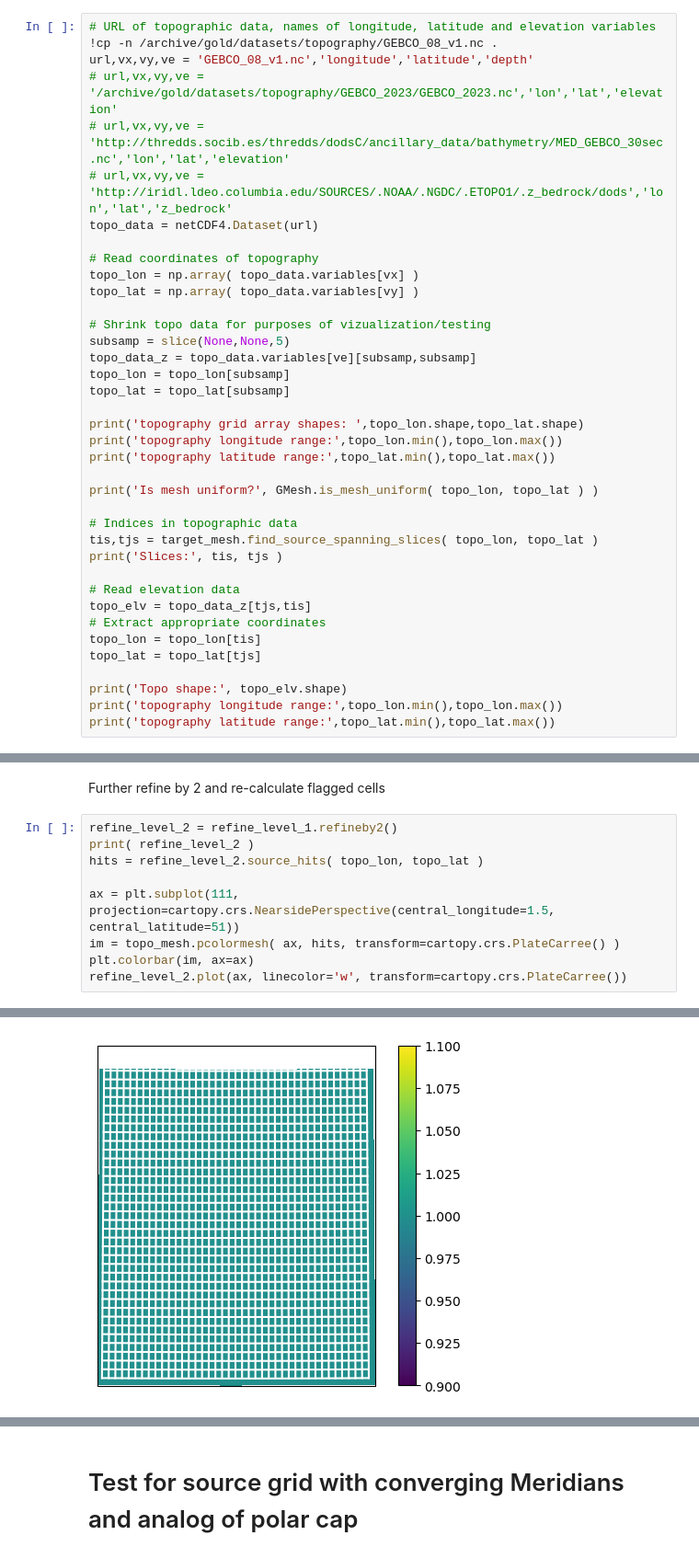
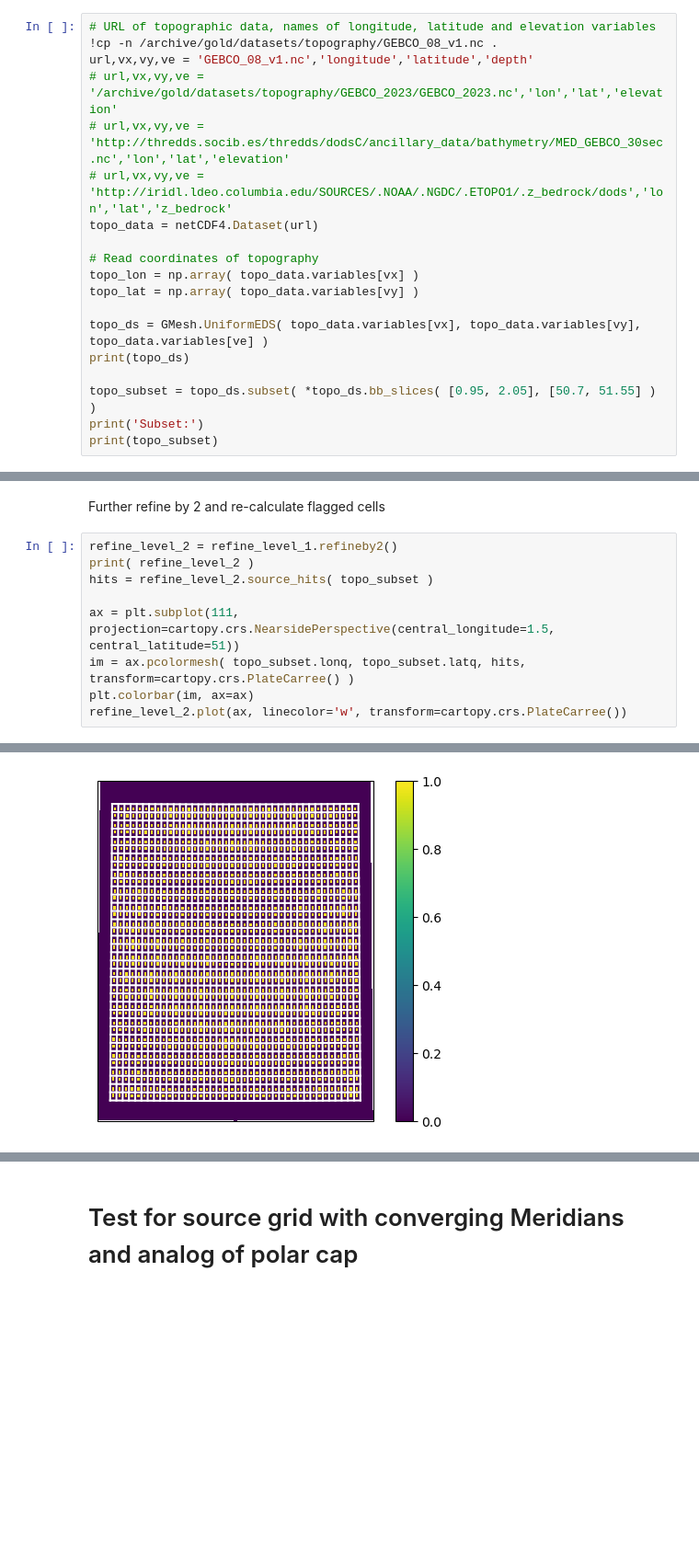
Before and after one commit to adcroft/thin-wall-topography, a Jupyter notebook: python/04 Demo simple refinement to sample a regular grid.ipynb, the cells around one changed output, grey strips where cells are left out. Shown at 92% size. Cells and saved outputs as stored; diff of their text form; blank space fills up the shorter version.

```diff
--- a/python/04 Demo simple refinement to sample a regular grid.ipynb
+++ b/python/04 Demo simple refinement to sample a regular grid.ipynb
@@ -42,29 +42,10 @@ topo_data = netCDF4.Dataset(url)
 topo_lon = np.array( topo_data.variables[vx] )
 topo_lat = np.array( topo_data.variables[vy] )
 
-# Shrink topo data for purposes of vizualization/testing
-subsamp = slice(None,None,5)
-topo_data_z = topo_data.variables[ve][subsamp,subsamp]
-topo_lon = topo_lon[subsamp]
-topo_lat = topo_lat[subsamp]
+topo_ds = GMesh.UniformEDS( topo_data.variables[vx], topo_data.variables[vy], topo_data.variables[ve] )
+print(topo_ds)
 
-print('topography grid array shapes: ',topo_lon.shape,topo_lat.shape)
-print('topography longitude range:',topo_lon.min(),topo_lon.max())
-print('topography latitude range:',topo_lat.min(),topo_lat.max())
-
-print('Is mesh uniform?', GMesh.is_mesh_uniform( topo_lon, topo_lat ) )
-
-# Indices in topographic data
-tis,tjs = target_mesh.find_source_spanning_slices( topo_lon, topo_lat )
-print('Slices:', tis, tjs )
-
-# Read elevation data
-topo_elv = topo_data_z[tjs,tis]
-# Extract appropriate coordinates
-topo_lon = topo_lon[tis]
-topo_lat = topo_lat[tjs]
-
-print('Topo shape:', topo_elv.shape)
-print('topography longitude range:',topo_lon.min(),topo_lon.max())
-print('topography latitude range:',topo_lat.min(),topo_lat.max())
+topo_subset = topo_ds.subset( *topo_ds.bb_slices( [0.95, 2.05], [50.7, 51.55] ) )
+print('Subset:')
+print(topo_subset)
 # %% [output]
@@ -115,13 +104,13 @@ Further refine by 2 and re-calculate flagged cells
 # %%
 refine_level_2 = refine_level_1.refineby2()
 print( refine_level_2 )
-hits = refine_level_2.source_hits( topo_lon, topo_lat )
+hits = refine_level_2.source_hits( topo_subset )
 
 ax = plt.subplot(111, projection=cartopy.crs.NearsidePerspective(central_longitude=1.5, central_latitude=51))
-im = topo_mesh.pcolormesh( ax, hits, transform=cartopy.crs.PlateCarree() )
+im = ax.pcolormesh( topo_subset.lonq, topo_subset.latq, hits, transform=cartopy.crs.PlateCarree() )
 plt.colorbar(im, ax=ax)
 refine_level_2.plot(ax, linecolor='w', transform=cartopy.crs.PlateCarree())
 # %% [output]
 <GMesh nj:36 ni:40 shape:(36,40)>
-[figure, old version]
+[figure, new version]
 # %%
```
Also changed, not shown: parts of 10 cells of this notebook, 11 other files.
